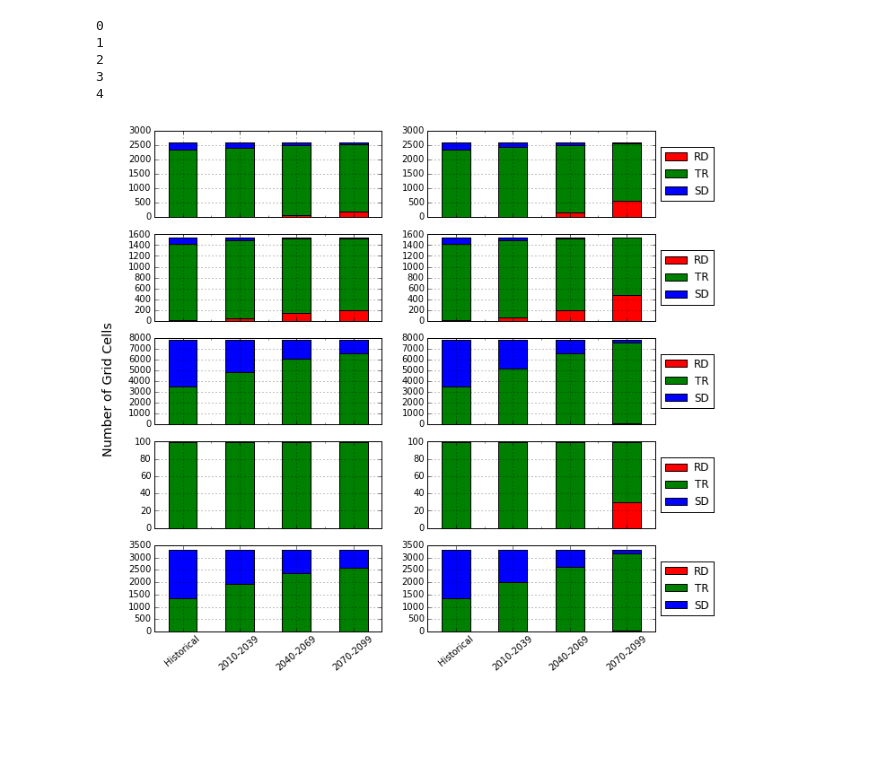
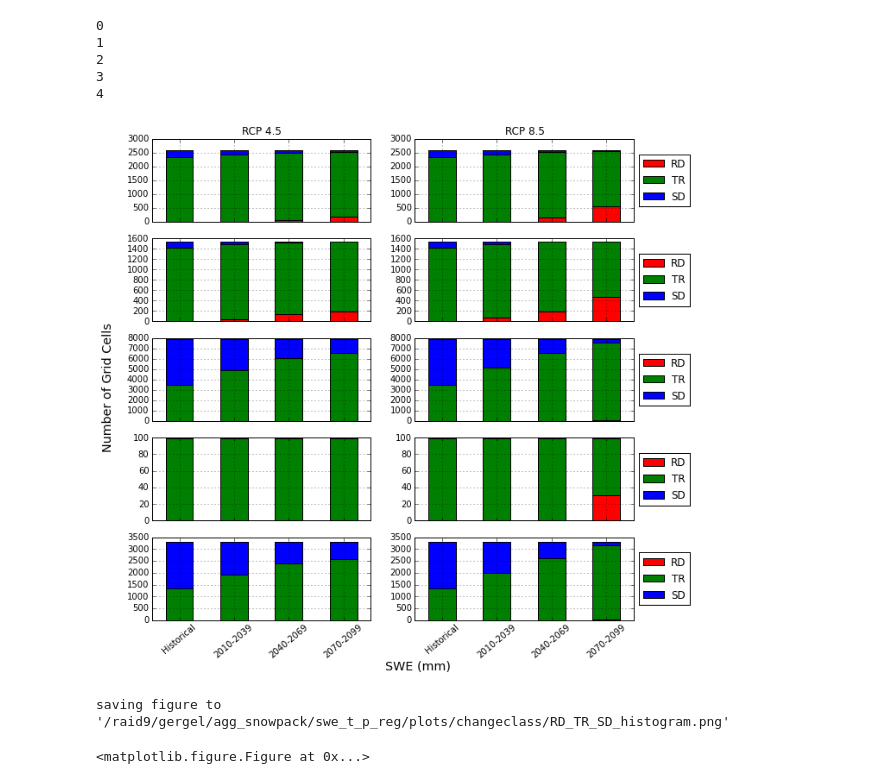
Before and after one commit to XUEYANZHANG9/IS_snowfire, a Jupyter notebook: plot_swe_cdfs_withtable_bargraph.ipynb, the cells around one changed output. Cells and saved outputs as stored; diff of their text form; code cells hidden in the pictures; blank space fills up the shorter version.

Commit message:
made some slight plotting changes

```diff
--- a/plot_swe_cdfs_withtable_bargraph.ipynb
+++ b/plot_swe_cdfs_withtable_bargraph.ipynb
@@ -92,39 +92,65 @@ for basin in basins:
     # ax[num+1] = fig.add_subplot(5,2,num + 1)
     df1 = pd.DataFrame([[len(swe_rd_hist),len(swe_tr_hist),len(swe_sd_hist)],
                        [len(swe_rd_2010_2039_rcp45),len(swe_tr_2010_2039_rcp45),len(swe_sd_2010_2039_rcp45)],
                        [len(swe_rd_2040_2069_rcp45),len(swe_tr_2040_2069_rcp45),len(swe_sd_2040_2069_rcp45)],
                        [len(swe_rd_2070_2099_rcp45),len(swe_tr_2070_2099_rcp45),len(swe_sd_2070_2099_rcp45)]],
                       columns = ['RD','TR','SD'])
     # df1.plot(ax=ax[num+1],kind = 'bar', stacked=True)
     ax1 = df1.plot(kind = 'bar', stacked=True,ax=axes[num,0],color=['r', 'g', 'b'],legend=False)
-    x = [0,1,2,3]
-    xlabels = ['Historical','2010-2039','2040-2069','2070-2099']
-    ax1.set_xticks(x)
-    ax1.set_xticklabels(xlabels, rotation=40)
+    if (basin == "southernrockies"):
+        x = [0,1,2,3]
+        xlabels = ['Historical','2010-2039','2040-2069','2070-2099']
+        ax1.set_xticks(x)
+        ax1.set_xticklabels(xlabels, rotation=40)
+    else:
+        ax1.set_xticklabels('')
+
+    if (basin == "cascades"):
+        ax1.set_title("RCP 4.5")
 
 
     # ax[num+1] = fig.add_subplot(5,2,num + 1)
     df2 = pd.DataFrame([[len(swe_rd_hist),len(swe_tr_hist),len(swe_sd_hist)],
                        [len(swe_rd_2010_2039_rcp85),len(swe_tr_2010_2039_rcp85),len(swe_sd_2010_2039_rcp85)],
                        [len(swe_rd_2040_2069_rcp85),len(swe_tr_2040_2069_rcp85),len(swe_sd_2040_2069_rcp85)],
                        [len(swe_rd_2070_2099_rcp85),len(swe_tr_2070_2099_rcp85),len(swe_sd_2070_2099_rcp85)]],
                       columns = ['RD','TR','SD'])
     # df2.plot(ax=ax[num+1],kind = 'bar', stacked=True)
     ax = df2.plot(kind = 'bar', stacked=True, ax=axes[num,1],color=['r', 'g', 'b'],legend=False)
     ax.legend(loc='center left', bbox_to_anchor=(1, 0.5))
-    x = [0,1,2,3]
-    xlabels = ['Historical','2010-2039','2040-2069','2070-2099']
-    ax.set_xticks(x)
-    ax.set_xticklabels(xlabels, rotation=40)
+
+    if (basin == "southernrockies"):
+        x = [0,1,2,3]
+        xlabels = ['Historical','2010-2039','2040-2069','2070-2099']
+        ax.set_xticks(x)
+        ax.set_xticklabels(xlabels, rotation=40)
+    else:
+        ax.set_xticklabels('')
+
     print(num)
+    if (basin == "cascades"):
+        ax.set_title("RCP 8.5")
     num += 1
 # fig.legend([line1, line2], ['yep', 'nope'], bbox_to_anchor=[0.5, 0.5], loc='center', ncol=2)
 fig.text(0.045, 0.5, 'Number of Grid Cells', va='center', rotation='vertical',size = 'x-large')
+fig.text(0.5, 0.05, 'SWE (mm)', va='center', rotation='horizontal',size = 'x-large')
+#fig.text(0.075, 0.5, 'Probability', va='center', rotation='vertical',size = 'x-large')
 plt.show()
+
+## adjust figure properties
+# plt.legend(loc='lower left',prop={'size':15},bbox_to_anchor=(1, 0.5))
+## save plot
+plotname = 'RD_TR_SD_histogram.png'
+direc = '/raid9/gergel/agg_snowpack/swe_t_p_reg/plots/changeclass/'
+savepath = os.path.join(direc,plotname)
+print ("saving figure to '%s'" %savepath)
+plt.savefig(savepath)
 # %% [output]
 0
 1
 2
 3
 4
-[figure, old version]
+[figure, new version]
+saving figure to '/raid9/gergel/agg_snowpack/swe_t_p_reg/plots/changeclass/RD_TR_SD_histogram.png'
+<matplotlib.figure.Figure at 0x...>
```
Also changed, not shown: parts of 1 cell of this notebook.
